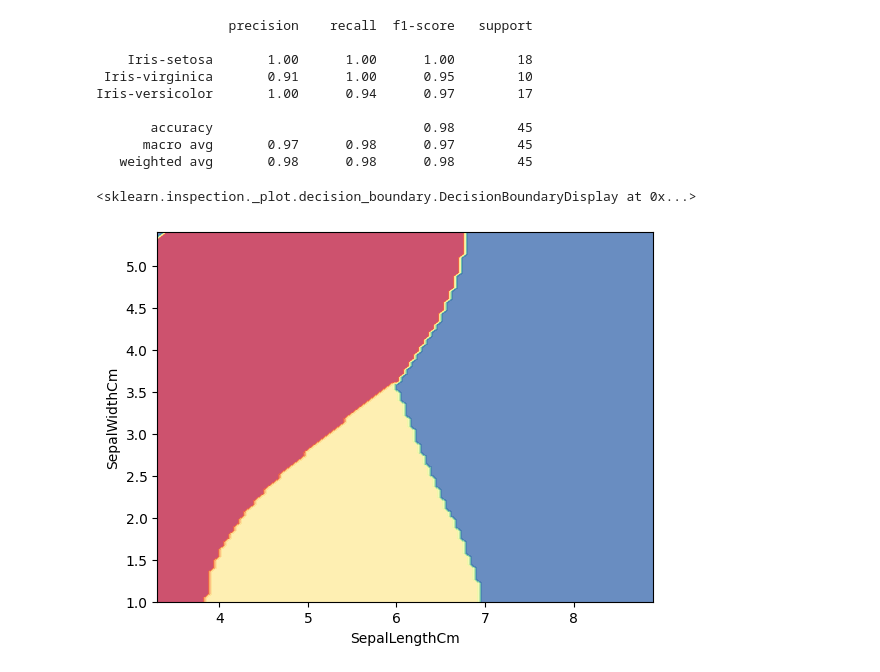
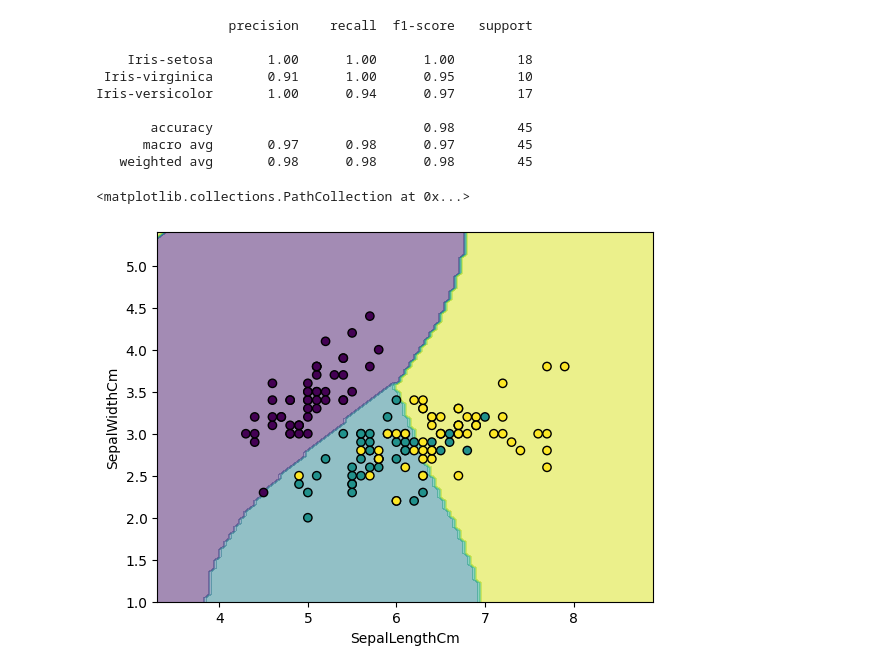
Before and after one commit to AYUSH27112021/ML-LAB, a Jupyter notebook: program-10/pg_10.ipynb, the cells around one changed output. Saved outputs shown, nothing was run; the diff lists cells and outputs as text; code cells hidden in the pictures.

```diff
--- a/program-10/pg_10.ipynb
+++ b/program-10/pg_10.ipynb
@@ -9,6 +10,6 @@ import pandas as pd
 # %%
 # datasets
-df = pd.read_csv(r"D:\github\ML-LAB\program-10\Iris.csv")
+df = pd.read_csv(r"Iris.csv")
 df.drop('Id',axis=1,inplace=True)
 df.head()
 # %% [output]
@@ -64,14 +65,12 @@ Iris-versicolor       1.00      0.94      0.97        17
 # %%
 x=df.iloc[:,:2]
 svm2 = SVC(kernel="rbf", gamma=0.5, C=1.0)
 svm2.fit(x, y)
-DecisionBoundaryDisplay.from_estimator(
-		svm2,
-		x,
-		response_method="predict",
-		cmap=plt.cm.Spectral,
-		alpha=0.8,
-	)
+disp=DecisionBoundaryDisplay.from_estimator(svm2,
+                                        x,
+                                        response_method="predict",
+                                        alpha=0.5)
+disp.ax_.scatter(df.iloc[:,:1], df.iloc[:,1:2], c=df['Species'].to_numpy(), edgecolor="k")
 # %% [output]
-<sklearn.inspection._plot.decision_boundary.DecisionBoundaryDisplay at 0x...>
+<matplotlib.collections.PathCollection at 0x...>
-[figure, old version]
+[figure, new version]
```
Also changed, not shown: parts of 4 cells of this notebook.
